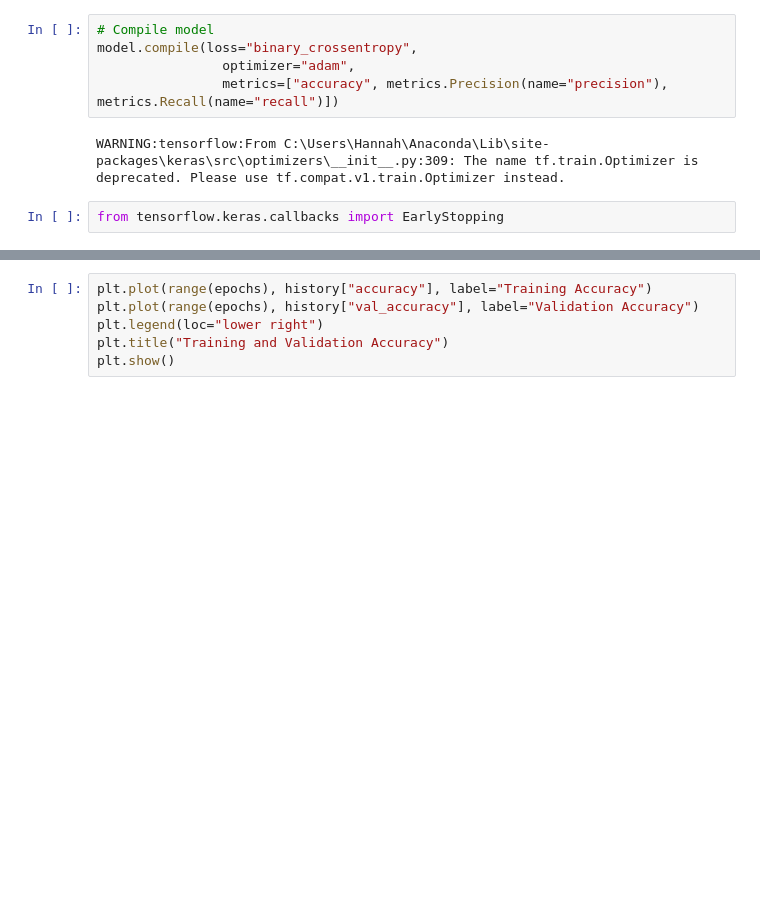
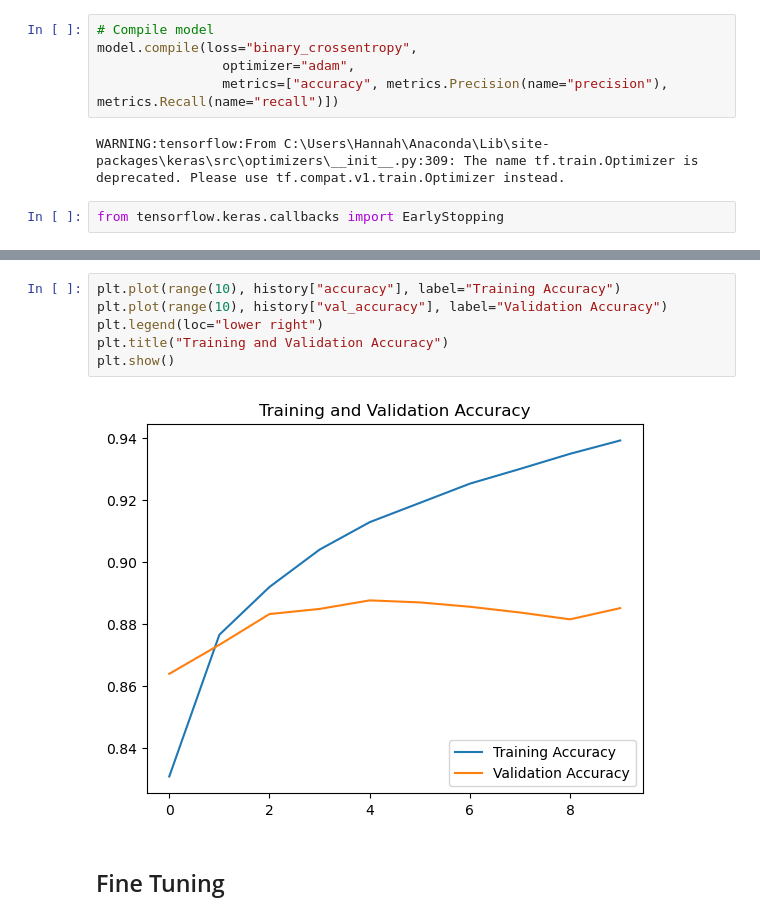
Before and after one commit to hsabraham28/mids_207_final_project, a Jupyter notebook: VGG.ipynb, the cells around one changed output, grey strips where cells are left out. Drawn from its saved outputs; the diff is of its cells as text; blank space fills up the shorter version.

```diff
--- a/VGG.ipynb
+++ b/VGG.ipynb
@@ -141,6 +154,10 @@ display(history)
 # %%
-plt.plot(range(epochs), history["accuracy"], label="Training Accuracy")
-plt.plot(range(epochs), history["val_accuracy"], label="Validation Accuracy")
+plt.plot(range(10), history["accuracy"], label="Training Accuracy")
+plt.plot(range(10), history["val_accuracy"], label="Validation Accuracy")
 plt.legend(loc="lower right")
 plt.title("Training and Validation Accuracy")
 plt.show()
+# %% [output]
+[figure, added]
+# %% [markdown]
+## Fine Tuning
```
Also changed, not shown: parts of 6 cells of this notebook.
